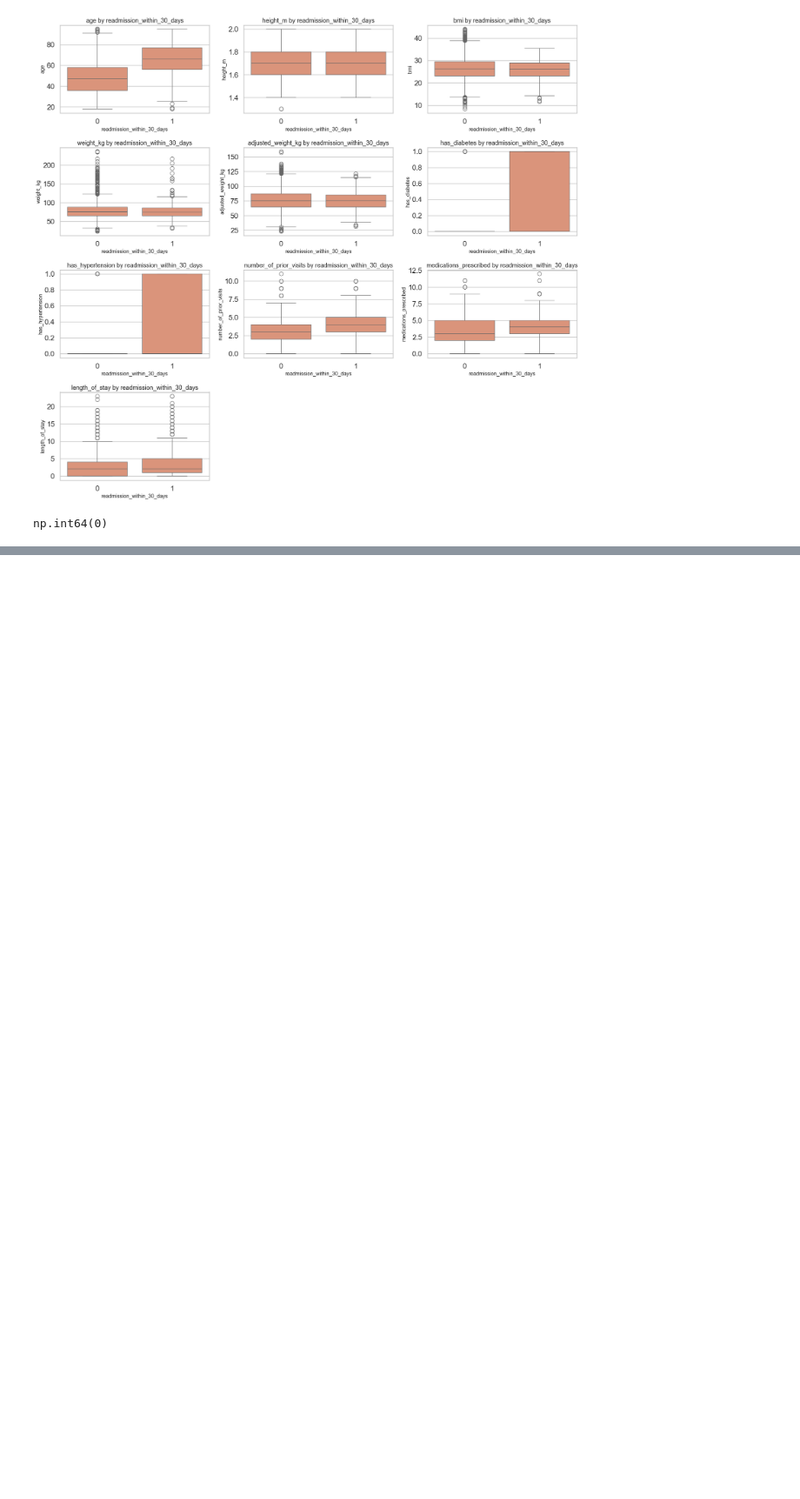
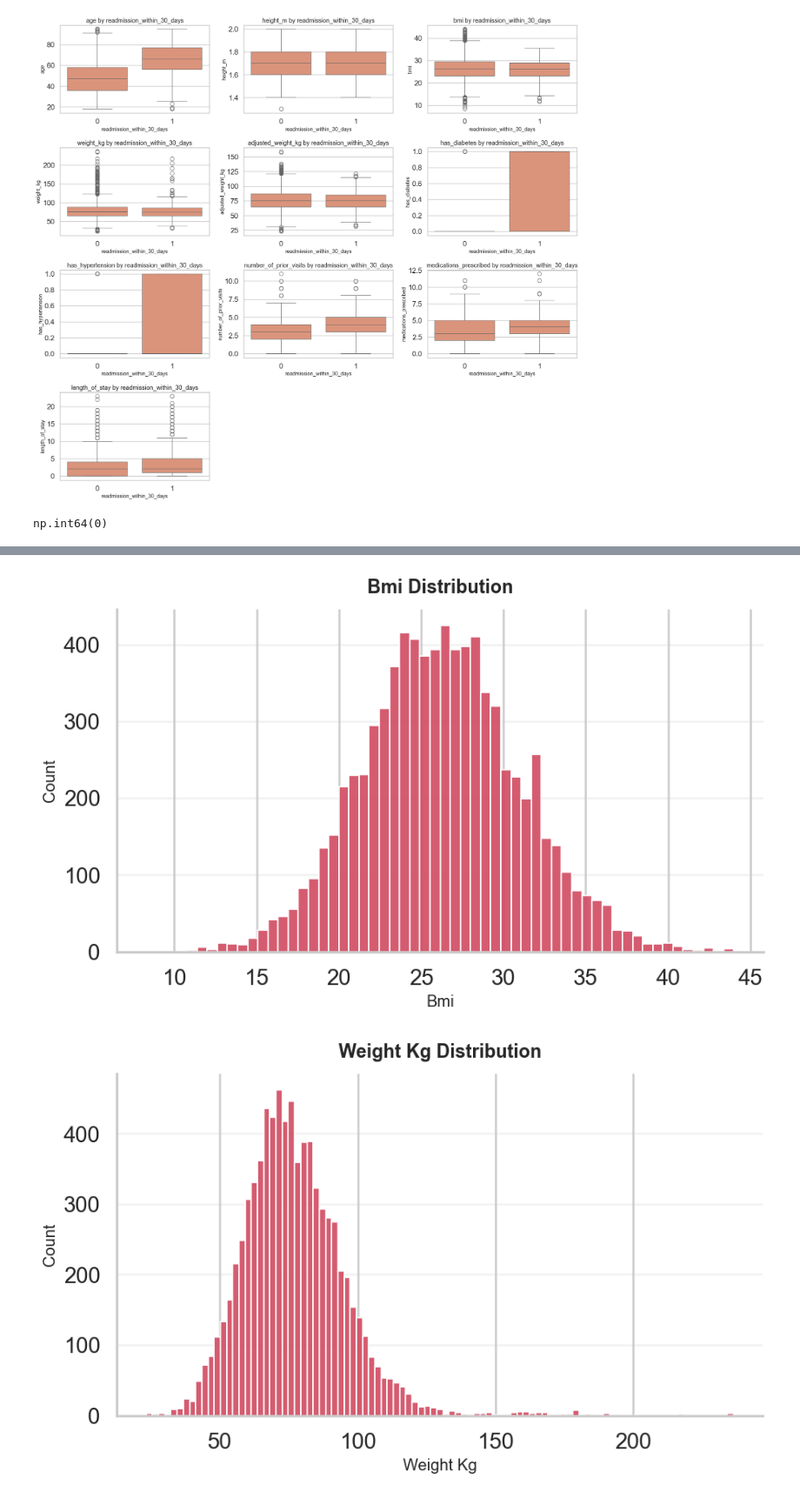
Before and after one commit to japhelan/vertex-readmissions, a Jupyter notebook: proj/jp-proj-eda-notebook.ipynb, the cells around one changed output, grey strips where cells are left out. Shown at 87% size. Cells and saved outputs as stored; diff of their text form; code cells hidden in the pictures; blank space fills up the shorter version.

```diff
--- a/proj/jp-proj-eda-notebook.ipynb
+++ b/proj/jp-proj-eda-notebook.ipynb
@@ -375,0 +438,11 @@ df_final.to_csv("../data/processed/healthcare_readmissions_dataset_train_process
+# %%
+# individual histograms
+## numerics
+
+for measure in measures:
+    plot_histogram(
+        df_final, column_name=measure, bins="auto", kde=False, show_bin_counts=False
+    )
+# %% [output]
+[figure, added]
+[figure, added]
```
Also changed, not shown: parts of 5 cells of this notebook, 36 other files.
